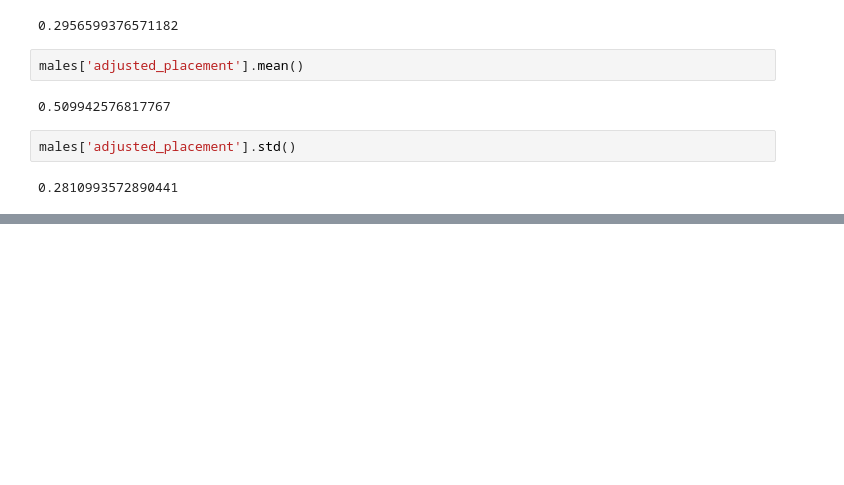
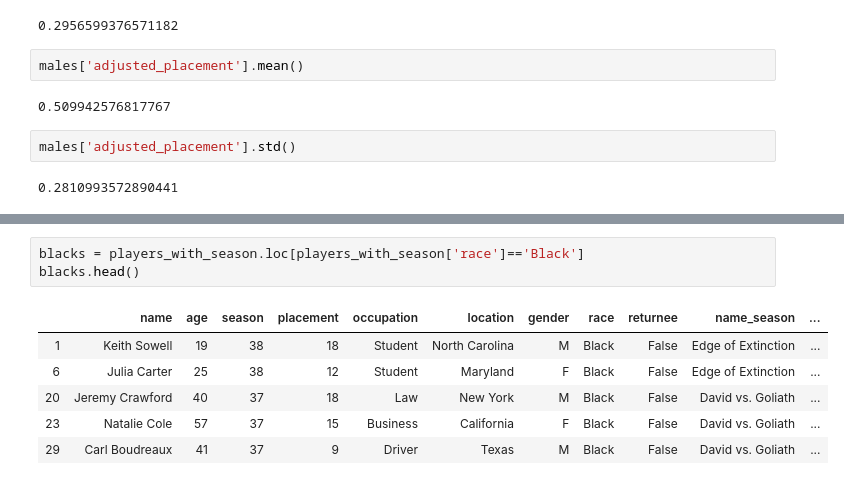
Before and after one commit to kayschulz/survivor_analysis, a Jupyter notebook: exploratory_analysis.ipynb, the cells around one changed output, grey strips where cells are left out. Cells and saved outputs as stored; diff of their text form; blank space fills up the shorter version.

```diff
--- a/exploratory_analysis.ipynb
+++ b/exploratory_analysis.ipynb
@@ -541,0 +552,10 @@ From the combined histogram we can see that neither gender is normally distribut
+# %%
+blacks = players_with_season.loc[players_with_season['race']=='Black']
+blacks.head()
+# %% [output]
+|  | name | age | season | placement | occupation | location | gender | race | returnee | name_season | ... |
+| 1 | Keith Sowell | 19 | 38 | 18 | Student | North Carolina | M | Black | False | Edge of Extinction | ... |
+| 6 | Julia Carter | 25 | 38 | 12 | Student | Maryland | F | Black | False | Edge of Extinction | ... |
+| 20 | Jeremy Crawford | 40 | 37 | 18 | Law | New York | M | Black | False | David vs. Goliath | ... |
+| 23 | Natalie Cole | 57 | 37 | 15 | Business | California | F | Black | False | David vs. Goliath | ... |
+| 29 | Carl Boudreaux | 41 | 37 | 9 | Driver | Texas | M | Black | False | David vs. Goliath | ... |
```
Also changed, not shown: parts of 14 cells of this notebook.
